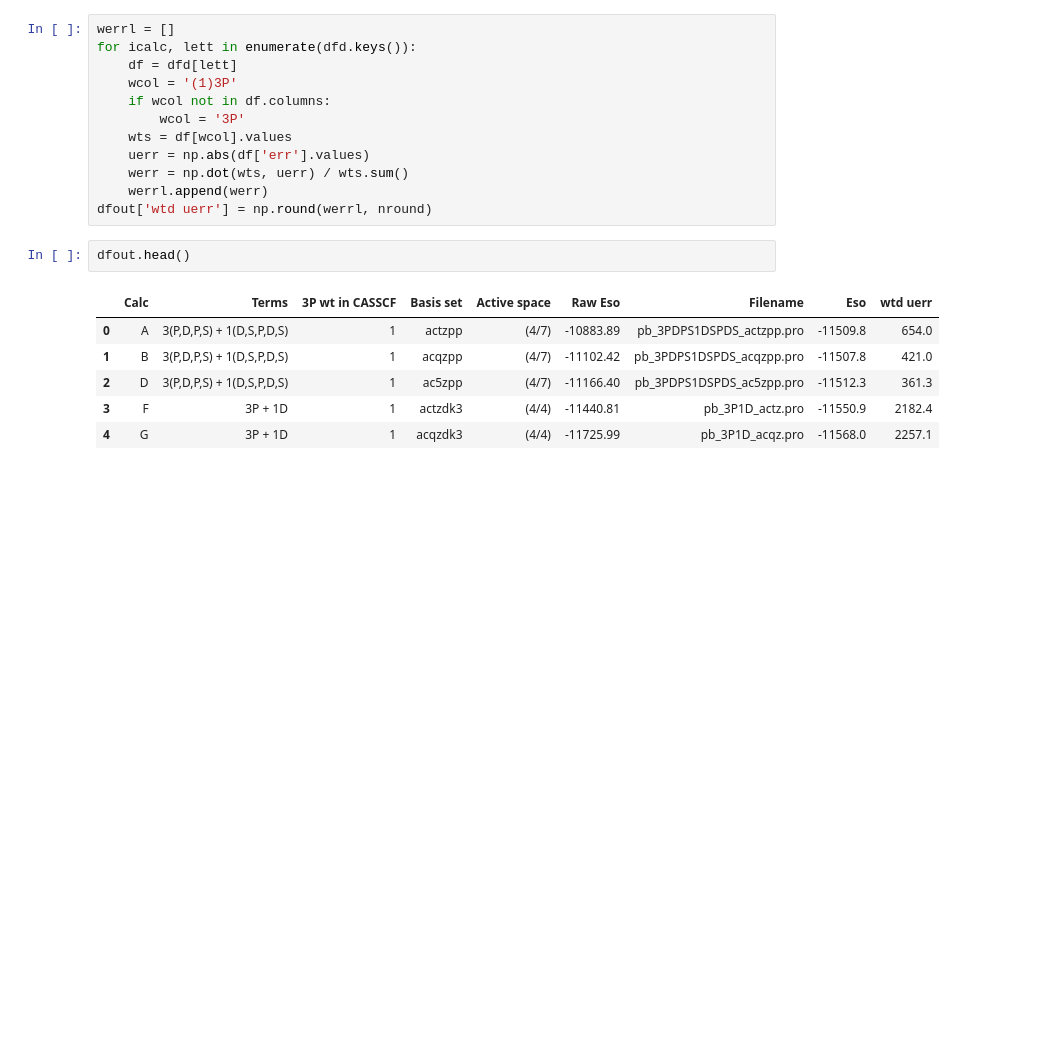
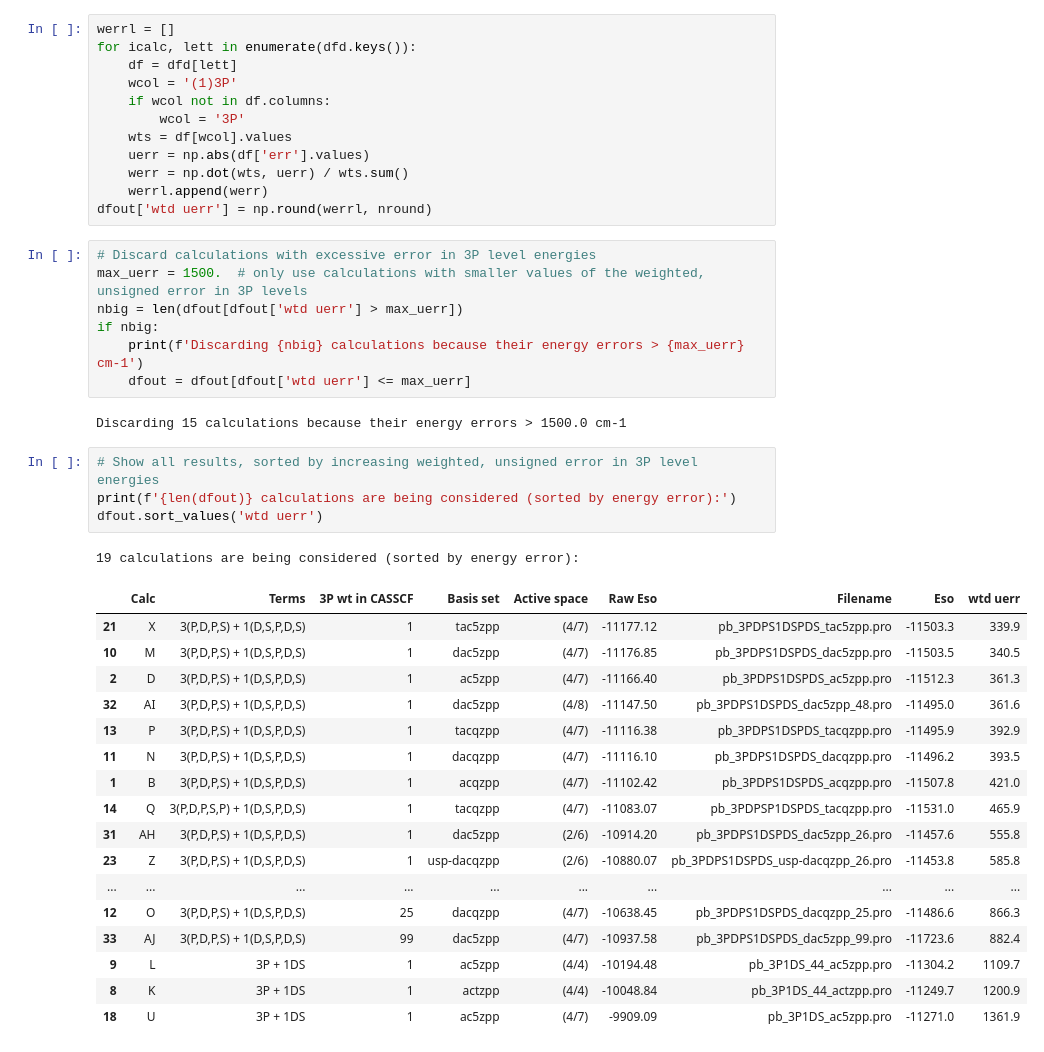
Before and after one commit to kkinist/atomic_SOC, a Jupyter notebook: MSS/Pb_results_analysis.ipynb, the cells around one changed output. Cells and saved outputs as stored; diff of their text form; blank space fills up the shorter version.

```diff
--- a/MSS/Pb_results_analysis.ipynb
+++ b/MSS/Pb_results_analysis.ipynb
@@ -148,15 +148,38 @@ for icalc, lett in enumerate(dfd.keys()):
     werr = np.dot(wts, uerr) / wts.sum()
     werrl.append(werr)
 dfout['wtd uerr'] = np.round(werrl, nround)
+# %%
+# Discard calculations with excessive error in 3P level energies
+max_uerr = 1500.  # only use calculations with smaller values of the weighted, unsigned error in 3P levels
+nbig = len(dfout[dfout['wtd uerr'] > max_uerr])
+if nbig:
+    print(f'Discarding {nbig} calculations because their energy errors > {max_uerr} cm-1')
+    dfout = dfout[dfout['wtd uerr'] <= max_uerr]
+# %% [output]
+Discarding 15 calculations because their energy errors > 1500.0 cm-1
 # %%
-dfout.head()
+# Show all results, sorted by increasing weighted, unsigned error in 3P level energies
+print(f'{len(dfout)} calculations are being considered (sorted by energy error):')
+dfout.sort_values('wtd uerr')
 # %% [output]
+19 calculations are being considered (sorted by energy error):
 |  | Calc | Terms | 3P wt in CASSCF | Basis set | Active space | Raw Eso | Filename | Eso | wtd uerr |
-| 0 | A | 3(P,D,P,S) + 1(D,S,P,D,S) | 1 | actzpp | (4/7) | -10883.89 | pb_3PDPS1DSPDS_actzpp.pro | -11509.8 | 654.0 |
+| 21 | X | 3(P,D,P,S) + 1(D,S,P,D,S) | 1 | tac5zpp | (4/7) | -11177.12 | pb_3PDPS1DSPDS_tac5zpp.pro | -11503.3 | 339.9 |
+| 10 | M | 3(P,D,P,S) + 1(D,S,P,D,S) | 1 | dac5zpp | (4/7) | -11176.85 | pb_3PDPS1DSPDS_dac5zpp.pro | -11503.5 | 340.5 |
+| 2 | D | 3(P,D,P,S) + 1(D,S,P,D,S) | 1 | ac5zpp | (4/7) | -11166.40 | pb_3PDPS1DSPDS_ac5zpp.pro | -11512.3 | 361.3 |
+| 32 | AI | 3(P,D,P,S) + 1(D,S,P,D,S) | 1 | dac5zpp | (4/8) | -11147.50 | pb_3PDPS1DSPDS_dac5zpp_48.pro | -11495.0 | 361.6 |
+| 13 | P | 3(P,D,P,S) + 1(D,S,P,D,S) | 1 | tacqzpp | (4/7) | -11116.38 | pb_3PDPS1DSPDS_tacqzpp.pro | -11495.9 | 392.9 |
+| 11 | N | 3(P,D,P,S) + 1(D,S,P,D,S) | 1 | dacqzpp | (4/7) | -11116.10 | pb_3PDPS1DSPDS_dacqzpp.pro | -11496.2 | 393.5 |
 | 1 | B | 3(P,D,P,S) + 1(D,S,P,D,S) | 1 | acqzpp | (4/7) | -11102.42 | pb_3PDPS1DSPDS_acqzpp.pro | -11507.8 | 421.0 |
-| 2 | D | 3(P,D,P,S) + 1(D,S,P,D,S) | 1 | ac5zpp | (4/7) | -11166.40 | pb_3PDPS1DSPDS_ac5zpp.pro | -11512.3 | 361.3 |
-| 3 | F | 3P + 1D | 1 | actzdk3 | (4/4) | -11440.81 | pb_3P1D_actz.pro | -11550.9 | 2182.4 |
-| 4 | G | 3P + 1D | 1 | acqzdk3 | (4/4) | -11725.99 | pb_3P1D_acqz.pro | -11568.0 | 2257.1 |
+| 14 | Q | 3(P,D,P,S,P) + 1(D,S,P,D,S) | 1 | tacqzpp | (4/7) | -11083.07 | pb_3PDPSP1DSPDS_tacqzpp.pro | -11531.0 | 465.9 |
+| 31 | AH | 3(P,D,P,S) + 1(D,S,P,D,S) | 1 | dac5zpp | (2/6) | -10914.20 | pb_3PDPS1DSPDS_dac5zpp_26.pro | -11457.6 | 555.8 |
+| 23 | Z | 3(P,D,P,S) + 1(D,S,P,D,S) | 1 | usp-dacqzpp | (2/6) | -10880.07 | pb_3PDPS1DSPDS_usp-dacqzpp_26.pro | -11453.8 | 585.8 |
+| ... | ... | ... | ... | ... | ... | ... | ... | ... | ... |
+| 12 | O | 3(P,D,P,S) + 1(D,S,P,D,S) | 25 | dacqzpp | (4/7) | -10638.45 | pb_3PDPS1DSPDS_dacqzpp_25.pro | -11486.6 | 866.3 |
+| 33 | AJ | 3(P,D,P,S) + 1(D,S,P,D,S) | 99 | dac5zpp | (4/7) | -10937.58 | pb_3PDPS1DSPDS_dac5zpp_99.pro | -11723.6 | 882.4 |
+| 9 | L | 3P + 1DS | 1 | ac5zpp | (4/4) | -10194.48 | pb_3P1DS_44_ac5zpp.pro | -11304.2 | 1109.7 |
+| 8 | K | 3P + 1DS | 1 | actzpp | (4/4) | -10048.84 | pb_3P1DS_44_actzpp.pro | -11249.7 | 1200.9 |
+| 18 | U | 3P + 1DS | 1 | ac5zpp | (4/7) | -9909.09 | pb_3P1DS_ac5zpp.pro | -11271.0 | 1361.9 |
 # %%
 # Choose values for uncertainties
 print('Uncertainty as weighted unsigned error in computed 3P level energies')
```
Also changed, not shown: parts of 3 cells of this notebook.
